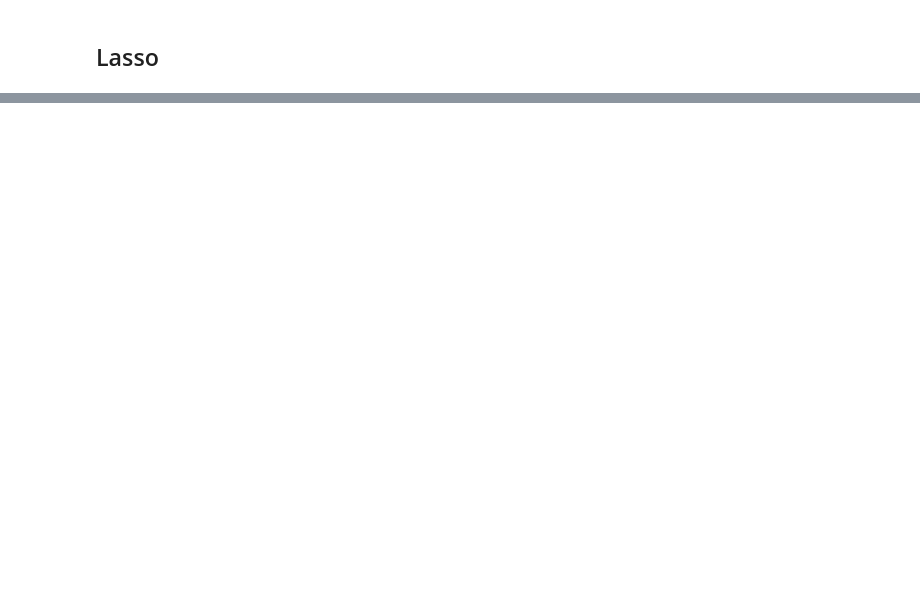
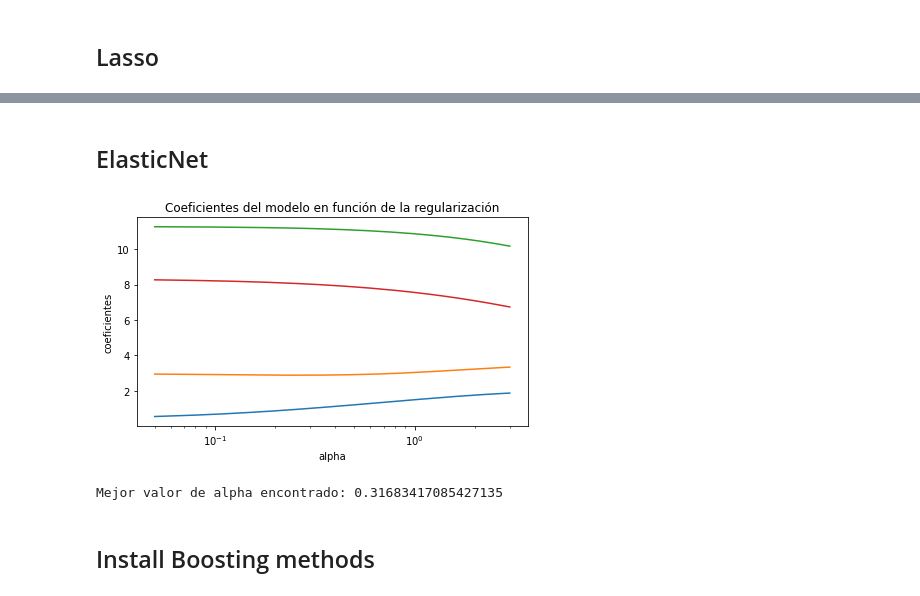
Before and after one commit to CrowBonilla/sistemas-inteligentes, a Jupyter notebook: code/ML_Regression_CO2_Emission.ipynb, the cells around one changed output, grey strips where cells are left out. Saved outputs shown, nothing was run; the diff lists cells and outputs as text; code cells hidden in the pictures; blank space fills up the shorter version.

```diff
--- a/code/ML_Regression_CO2_Emission.ipynb
+++ b/code/ML_Regression_CO2_Emission.ipynb
@@ -236,0 +324,41 @@ There are different model evaluation metrics, lets use MSE here to calculate the
+# %% [markdown]
+## ElasticNet
+# %%
+# Creación y entrenamiento del modelo (con búsqueda por CV del valor óptimo alpha)
+# ==============================================================================
+# Por defecto RidgeCV utiliza el mean squared error
+modelo_ElasticNet = ElasticNetCV(
+            l1_ratio        = [0.1, 0.5, 0.7, 0.9, 0.95, 0.99],
+            alphas          = np.linspace(0.05, 3, 200),
+            cv              = 5
+         )
+
+_ = modelo_ElasticNet.fit(X = X, y = y)
+
+# Evolución de los coeficientes en función de alpha
+# ==============================================================================
+alphas = modelo_ElasticNet.alphas
+coefs = []
+
+for alpha in alphas:
+    modelo_temp = ElasticNet(alpha=alpha)
+    modelo_temp.fit(X_train, y_train)
+    coefs.append(modelo_temp.coef_.flatten())
+
+fig, ax = plt.subplots(figsize=(7, 3.84))
+ax.plot(alphas, coefs)
+ax.set_xscale('log')
+ax.set_xlabel('alpha')
+ax.set_ylabel('coeficientes')
+ax.set_title('Coeficientes del modelo en función de la regularización');
+plt.axis('tight')
+plt.show()
+
+# Mejor valor alpha encontrado
+# ==============================================================================
+print(f"Mejor valor de alpha encontrado: {modelo_ElasticNet.alpha_}")
+# %% [output]
+[figure, added]
+Mejor valor de alpha encontrado: 0.31683417085427135
+# %% [markdown]
+## Install Boosting methods
```
Also changed, not shown: parts of 35 cells of this notebook, 4 other files.
